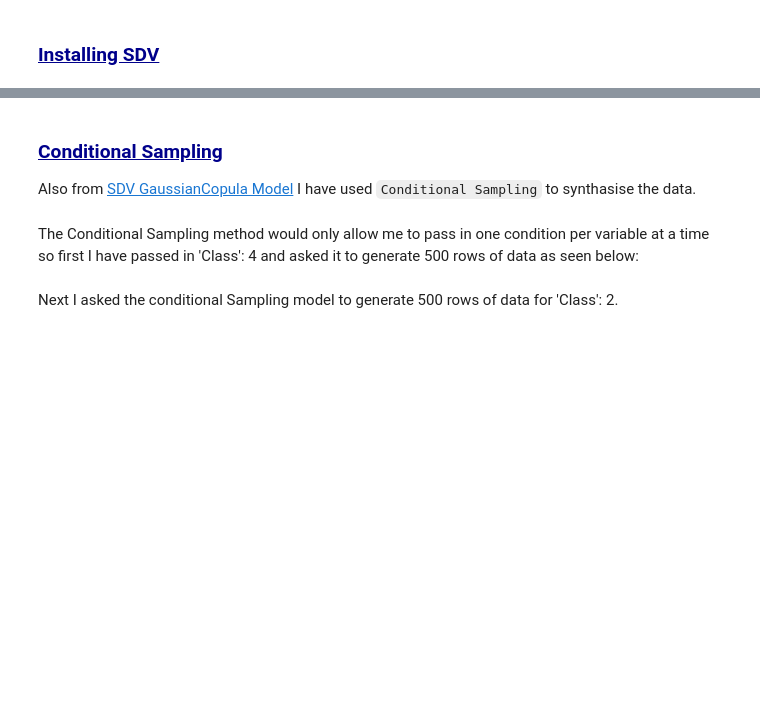
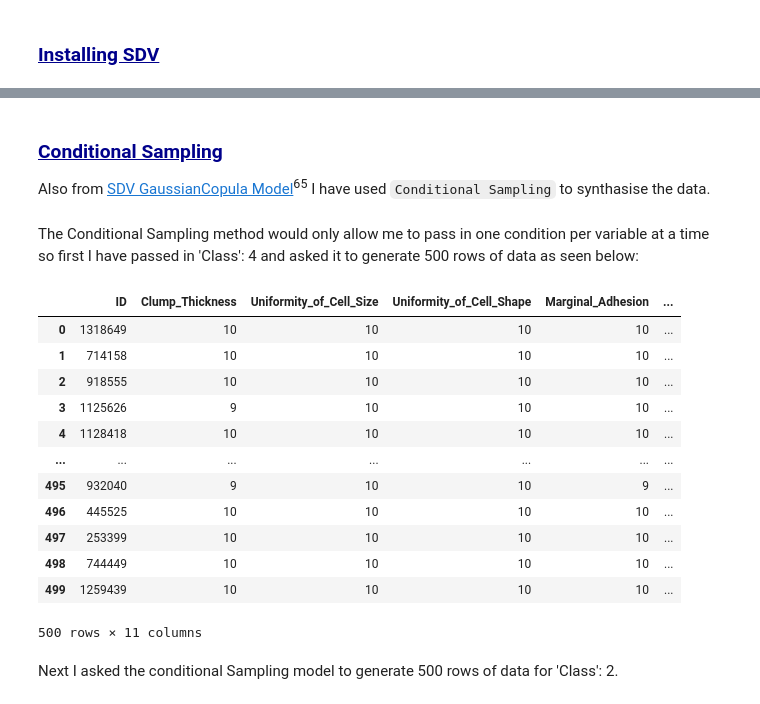
Before and after one commit to OCorry/PfDA-2022-Project-2, a Jupyter notebook: PfDA-2022-Project-2.ipynb, the cells around one changed output, grey strips where cells are left out. Saved outputs shown, nothing was run; the diff lists cells and outputs as text; code cells hidden in the pictures; blank space fills up the shorter version.

```diff
--- a/PfDA-2022-Project-2.ipynb
+++ b/PfDA-2022-Project-2.ipynb
@@ -1040,7 +1055,7 @@ model = GaussianCopula()
 model.fit(df)
 # %% [markdown]
 ### <font color=darkblue><ins>Conditional Sampling</ins></font>
-Also from <a href="https://sdv.dev/SDV/user_guides/single_table/gaussian_copula.html" target="_top">SDV GaussianCopula Model</a> I have used ``Conditional Sampling`` to synthasise the data.
+Also from <a href="https://sdv.dev/SDV/user_guides/single_table/gaussian_copula.html" target="_top">SDV GaussianCopula Model</a><sup>65</sup> I have used ``Conditional Sampling`` to synthasise the data.
 # %%
 from sdv.sampling import Condition
 # %% [markdown]
@@ -1051,7 +1066,21 @@ condition = Condition({
     }, num_rows=500)
 # %%
 synthClass4 = model.sample_conditions(conditions=[condition])
-#synthClass4
+synthClass4
+# %% [output]
+|  | ID | Clump_Thickness | Uniformity_of_Cell_Size | Uniformity_of_Cell_Shape | Marginal_Adhesion | ... |
+| 0 | 1318649 | 10 | 10 | 10 | 10 | ... |
+| 1 | 714158 | 10 | 10 | 10 | 10 | ... |
+| 2 | 918555 | 10 | 10 | 10 | 10 | ... |
+| 3 | 1125626 | 9 | 10 | 10 | 10 | ... |
+| 4 | 1128418 | 10 | 10 | 10 | 10 | ... |
+| ... | ... | ... | ... | ... | ... | ... |
+| 495 | 932040 | 9 | 10 | 10 | 9 | ... |
+| 496 | 445525 | 10 | 10 | 10 | 10 | ... |
+| 497 | 253399 | 10 | 10 | 10 | 10 | ... |
+| 498 | 744449 | 10 | 10 | 10 | 10 | ... |
+| 499 | 1259439 | 10 | 10 | 10 | 10 | ... |
+500 rows × 11 columns
 # %% [markdown]
 Next I asked the conditional Sampling model to generate 500 rows of data for 'Class': 2.
 # %%
```
Also changed, not shown: parts of 38 cells of this notebook.
